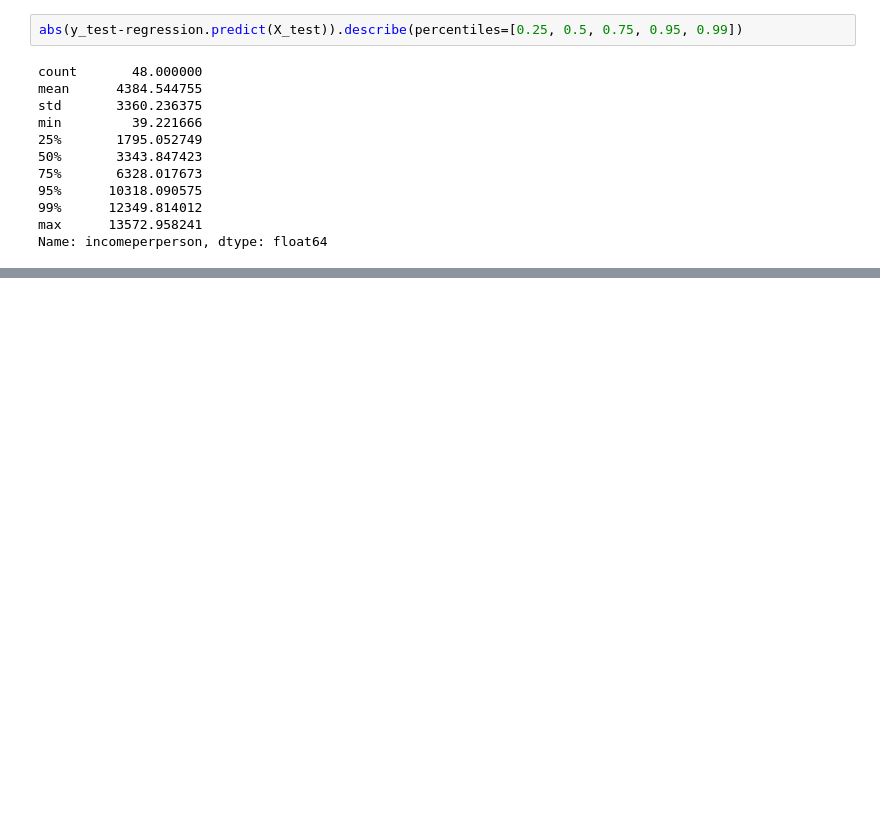
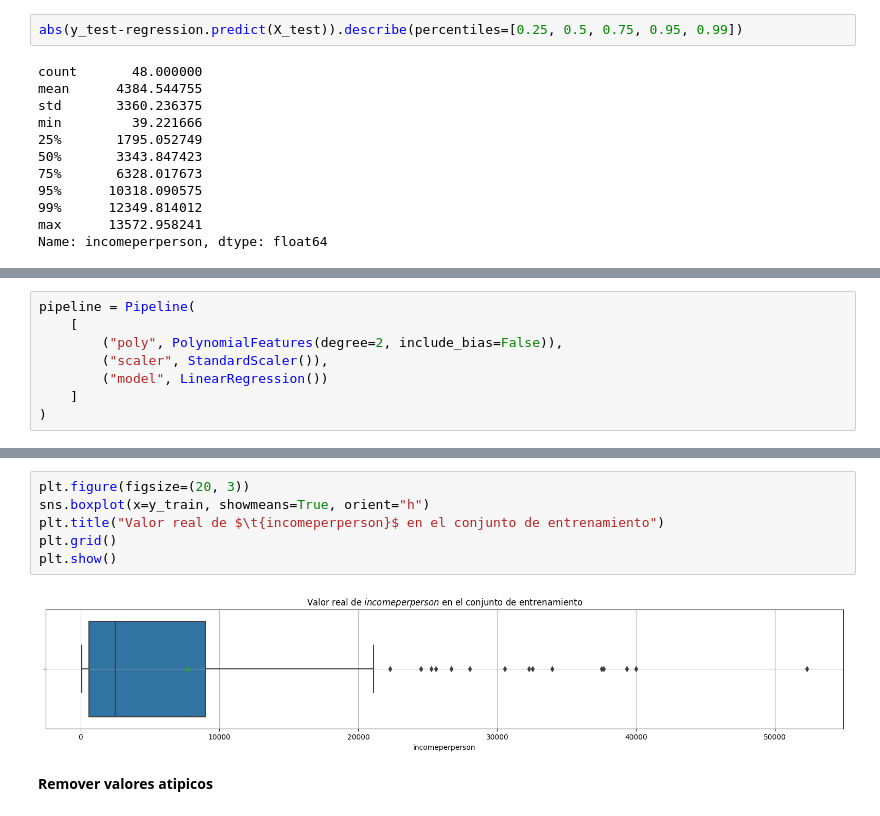
Before and after one commit to Jucavilav/CienciaD-taller2, a Jupyter notebook: Taller2.ipynb, the cells around one changed output, grey strips where cells are left out. Cells and saved outputs as stored; diff of their text form; blank space fills up the shorter version.

```diff
--- a/Taller2.ipynb
+++ b/Taller2.ipynb
@@ -424,0 +524,8 @@ Name: incomeperperson, dtype: float64
+# %%
+pipeline = Pipeline(
+    [
+        ("poly", PolynomialFeatures(degree=2, include_bias=False)),
+        ("scaler", StandardScaler()),
+        ("model", LinearRegression())
+    ]
+)
@@ -424,0 +597,10 @@ Name: incomeperperson, dtype: float64
+# %%
+plt.figure(figsize=(20, 3))
+sns.boxplot(x=y_train, showmeans=True, orient="h")
+plt.title("Valor real de $\t{incomeperperson}$ en el conjunto de entrenamiento")
+plt.grid()
+plt.show()
+# %% [output]
+[figure, added]
+# %% [markdown]
+**Remover valores atipicos**
```
Also changed, not shown: parts of 31 cells of this notebook.
